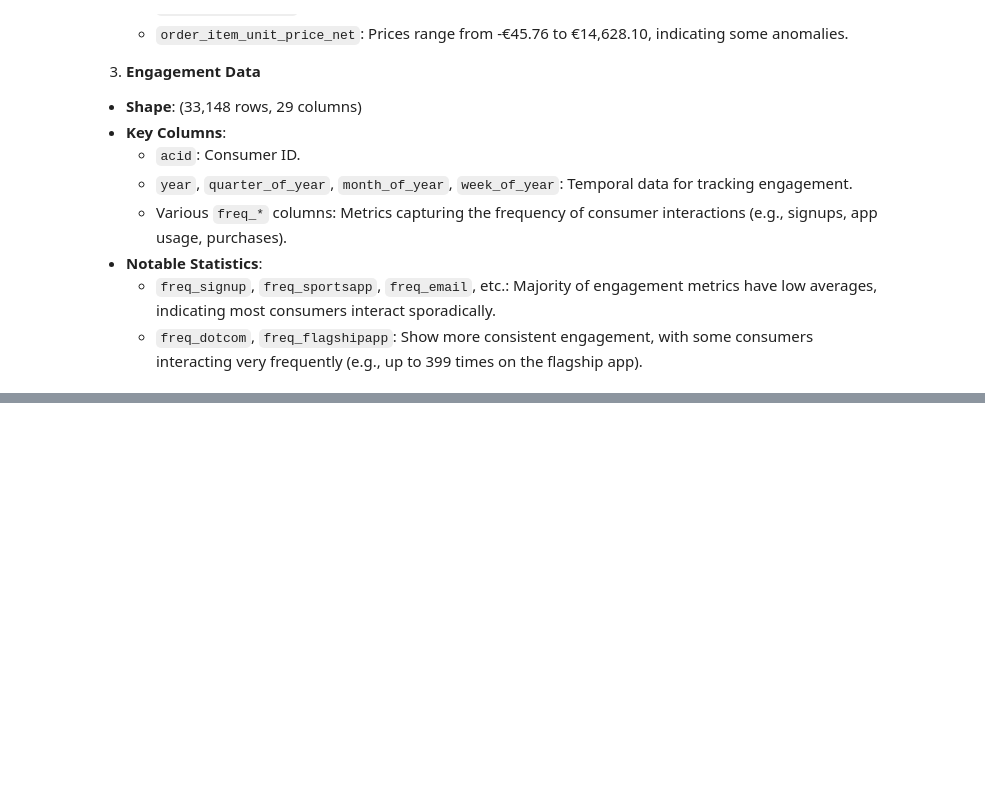
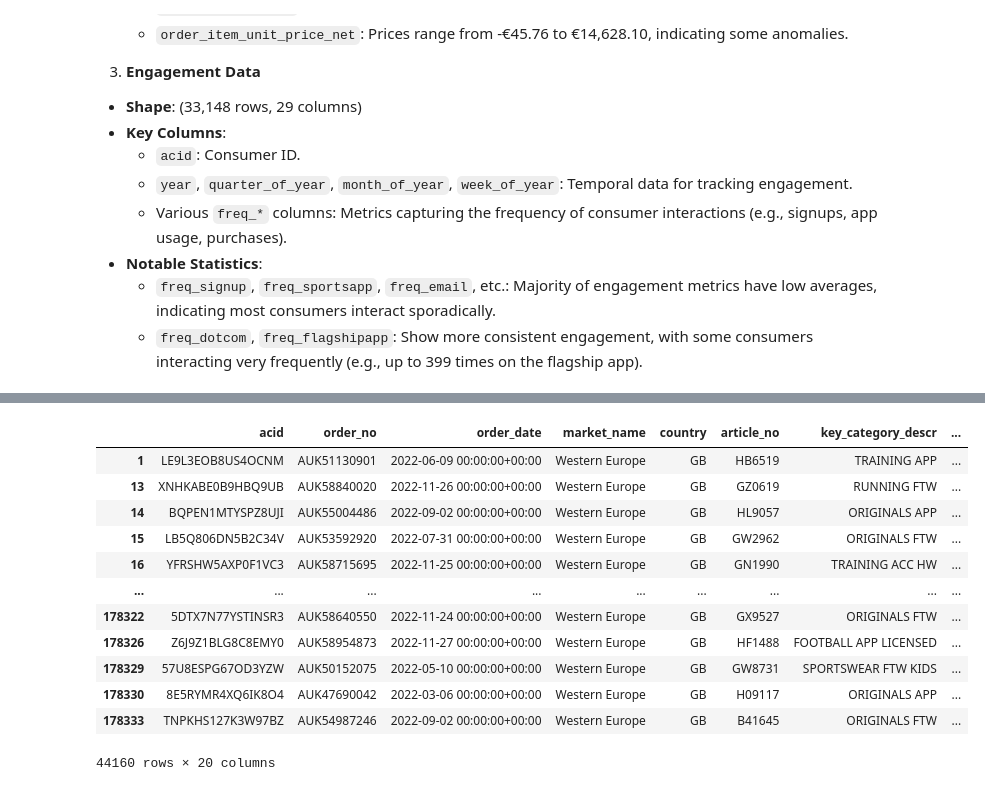
Before and after one commit to mbuvimuia/AdidasSmartRecs, a Jupyter notebook: notebook.ipynb, the cells around one changed output, grey strips where cells are left out. Drawn from its saved outputs; the diff is of its cells as text; code cells hidden in the pictures; blank space fills up the shorter version.

Commit message:
Done data preparation

```diff
--- a/notebook.ipynb
+++ b/notebook.ipynb
@@ -142,0 +145,5 @@ max           65.000000         9.000000      52.000000
+# %%
+# Accessing GB Data from Cons_eu and Sale_eu
+
+cons_gb = cons_eu[cons_eu['first_signup_country_code'] == 'GB']
+sales_gb = sales_eu[sales_eu['country'] == 'GB']
@@ -142,0 +166,16 @@ max           65.000000         9.000000      52.000000
+# %%
+sales_gb
+# %% [output]
+|  | acid | order_no | order_date | market_name | country | article_no | key_category_descr | ... |
+| 1 | LE9L3EOB8US4OCNM | AUK51130901 | 2022-06-09 00:00:00+00:00 | Western Europe | GB | HB6519 | TRAINING APP | ... |
+| 13 | XNHKABE0B9HBQ9UB | AUK58840020 | 2022-11-26 00:00:00+00:00 | Western Europe | GB | GZ0619 | RUNNING FTW | ... |
+| 14 | BQPEN1MTYSPZ8UJI | AUK55004486 | 2022-09-02 00:00:00+00:00 | Western Europe | GB | HL9057 | ORIGINALS APP | ... |
+| 15 | LB5Q806DN5B2C34V | AUK53592920 | 2022-07-31 00:00:00+00:00 | Western Europe | GB | GW2962 | ORIGINALS FTW | ... |
+| 16 | YFRSHW5AXP0F1VC3 | AUK58715695 | 2022-11-25 00:00:00+00:00 | Western Europe | GB | GN1990 | TRAINING ACC HW | ... |
+| ... | ... | ... | ... | ... | ... | ... | ... | ... |
+| 178322 | 5DTX7N77YSTINSR3 | AUK58640550 | 2022-11-24 00:00:00+00:00 | Western Europe | GB | GX9527 | ORIGINALS FTW | ... |
+| 178326 | Z6J9Z1BLG8C8EMY0 | AUK58954873 | 2022-11-27 00:00:00+00:00 | Western Europe | GB | HF1488 | FOOTBALL APP LICENSED | ... |
+| 178329 | 57U8ESPG67OD3YZW | AUK50152075 | 2022-05-10 00:00:00+00:00 | Western Europe | GB | GW8731 | SPORTSWEAR FTW KIDS | ... |
+| 178330 | 8E5RYMR4XQ6IK8O4 | AUK47690042 | 2022-03-06 00:00:00+00:00 | Western Europe | GB | H09117 | ORIGINALS APP | ... |
+| 178333 | TNPKHS127K3W97BZ | AUK54987246 | 2022-09-02 00:00:00+00:00 | Western Europe | GB | B41645 | ORIGINALS FTW | ... |
+44160 rows × 20 columns
```
Also changed, not shown: parts of 12 cells of this notebook.
